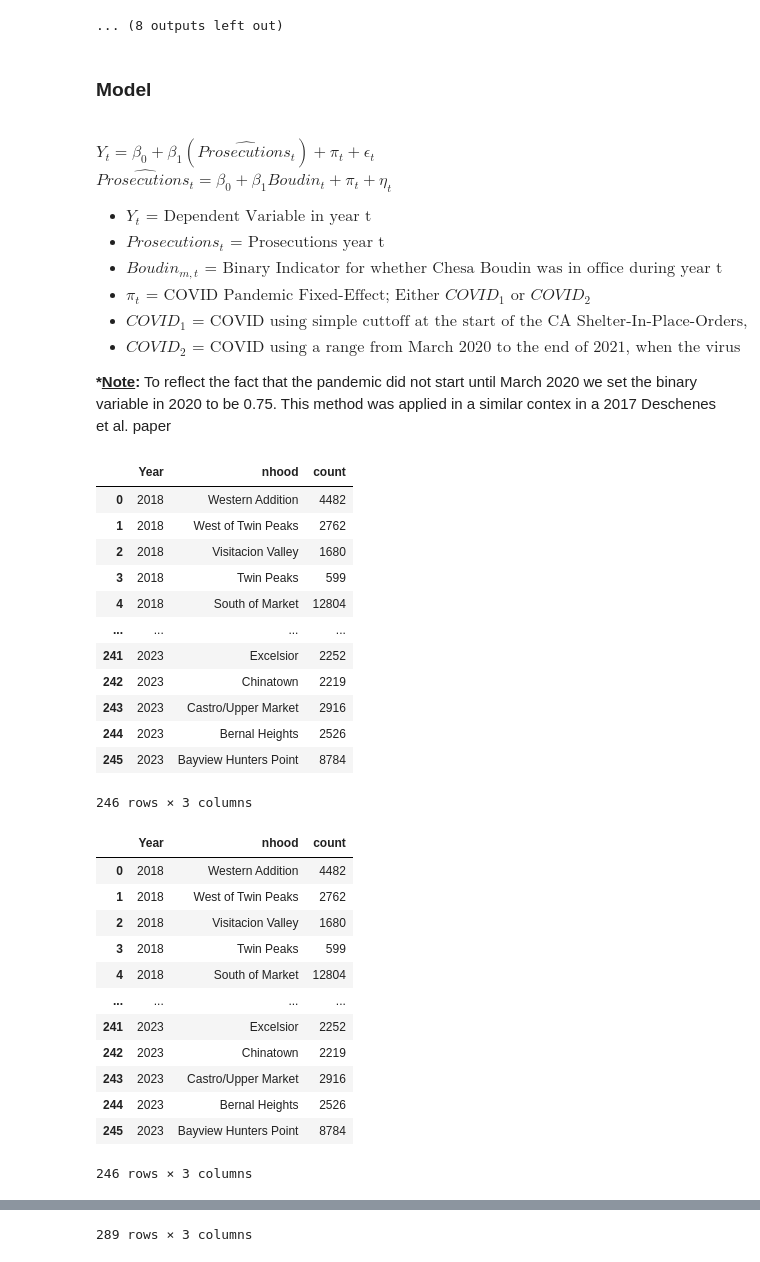
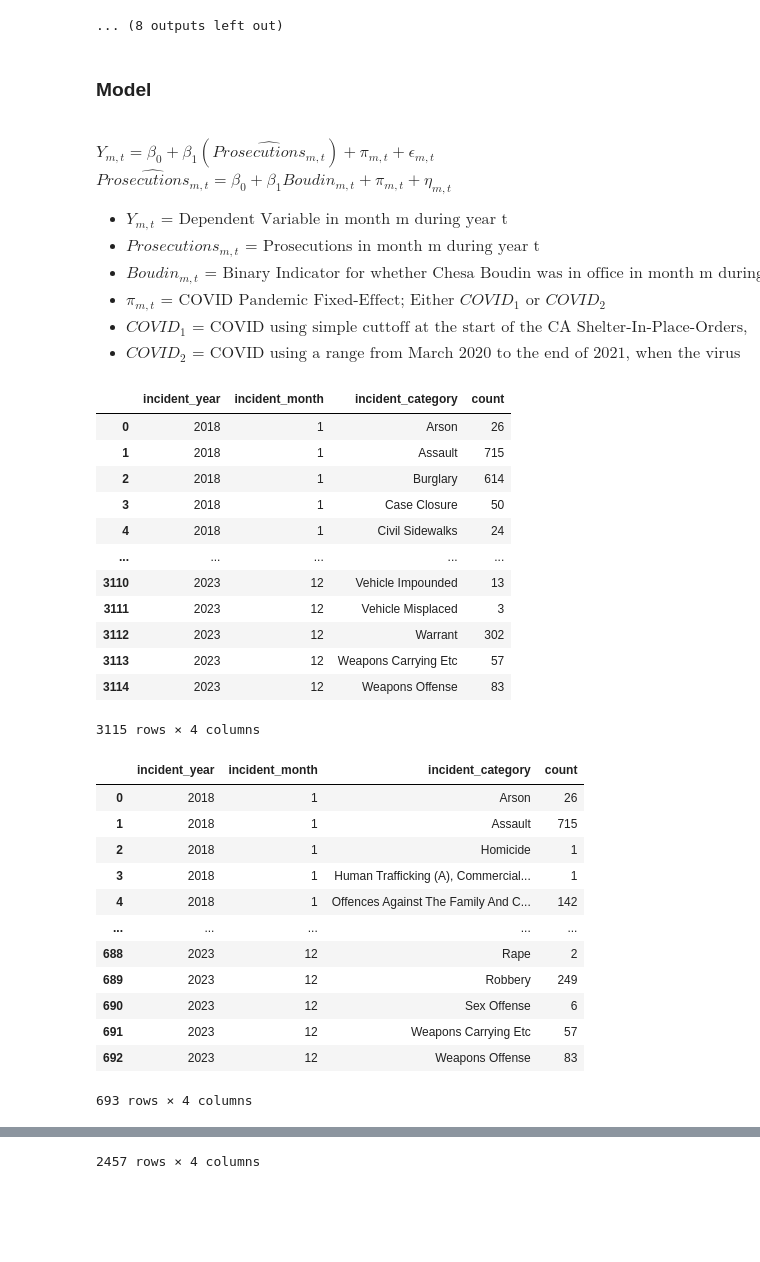
Before and after one commit to jgte29/ucbhonorsthesis2023-2024, a Jupyter notebook: Data_Analysis.ipynb, the cells around one changed output, grey strips where cells are left out. Saved outputs shown, nothing was run; the diff lists cells and outputs as text; code cells hidden in the pictures; blank space fills up the shorter version.

```diff
--- a/Data_Analysis.ipynb
+++ b/Data_Analysis.ipynb
@@ -2804,54 +2836,51 @@ Yearly Larceny Theft Incidents (2018-2023)
 # %% [markdown]
 ### Model
 <br></br>
-$Y_{t} = \beta_0 + \beta_1 (\widehat{Prosecutions_t}) + \pi_{t} + \epsilon_{t}$
+$Y_{m, t} = \beta_0 + \beta_1 (\widehat{Prosecutions_{m, t}}) + \pi_{m, t} + \epsilon_{m, t}$
 <br></br>
-$\widehat{Prosecutions_t} = \beta_0 + \beta_1 Boudin_{t} + \pi_{t} + \eta_{t}$
+$\widehat{Prosecutions_{m, t}} = \beta_0 + \beta_1 Boudin_{m, t} + \pi_{m, t} + \eta_{m, t}$
 
-- $Y_{t} \text{ = Dependent Variable in year t}$
-- $Prosecutions_t \text{ = Prosecutions year t}$
-- $Boudin_{m, t} \text{ = Binary Indicator for whether Chesa Boudin was in office during year t}$
-- $\pi_{t} \text{ = COVID Pandemic Fixed-Effect; Either } COVID_1 \text{ or } COVID_2$
+- $Y_{m, t} \text{ = Dependent Variable in month m during year t}$
+- $Prosecutions_{m, t} \text{ = Prosecutions in month m during year t}$
+- $Boudin_{m, t} \text{ = Binary Indicator for whether Chesa Boudin was in office in month m during year t}$
+- $\pi_{m, t} \text{ = COVID Pandemic Fixed-Effect; Either } COVID_1 \text{ or } COVID_2$
 - $COVID_1 \text{ = COVID using simple cuttoff at the start of the CA Shelter-In-Place-Orders, March 2020}$
 - $COVID_2 \text{ = COVID using a range from March 2020 to the end of 2021, when the virus became endemic}$
-<br></br>
-
-**\*<ins>Note</ins>:** To reflect the fact that the pandemic did not start until March 2020 we set the binary variable in 2020 to be 0.75. This method was applied in a similar contex in a 2017 Deschenes et al. paper
 # %%
-csv_file_path = './incident_counts_a_master.csv'
+csv_file_path = './ica_by_month_master.csv'
 ic_a = pd.read_csv(csv_file_path)
 
-csv_file_path = './incident_counts_a_master.csv'
+csv_file_path = './icv_by_month_master.csv'
 ic_v = pd.read_csv(csv_file_path)
 
-csv_file_path = './incident_counts_by_crime_master.csv'
-ic_bc = pd.read_csv(csv_file_path)
+csv_file_path = './ic_noqol_by_month_master.csv'
+ic_noqol = pd.read_csv(csv_file_path)
 
-display(ic_a, ic_v, ic_bc)
+display(ic_a, ic_v, ic_noqol)
 # %% [output]
-|  | Year | nhood | count |
-| 0 | 2018 | Western Addition | 4482 |
-| 1 | 2018 | West of Twin Peaks | 2762 |
-| 2 | 2018 | Visitacion Valley | 1680 |
-| 3 | 2018 | Twin Peaks | 599 |
-| 4 | 2018 | South of Market | 12804 |
-| ... | ... | ... | ... |
-| 241 | 2023 | Excelsior | 2252 |
-| 242 | 2023 | Chinatown | 2219 |
-| 243 | 2023 | Castro/Upper Market | 2916 |
-| 244 | 2023 | Bernal Heights | 2526 |
-| 245 | 2023 | Bayview Hunters Point | 8784 |
+|  | incident_year | incident_month | incident_category | count |
+| 0 | 2018 | 1 | Arson | 26 |
+| 1 | 2018 | 1 | Assault | 715 |
+| 2 | 2018 | 1 | Burglary | 614 |
+| 3 | 2018 | 1 | Case Closure | 50 |
+| 4 | 2018 | 1 | Civil Sidewalks | 24 |
+| ... | ... | ... | ... | ... |
+| 3110 | 2023 | 12 | Vehicle Impounded | 13 |
+| 3111 | 2023 | 12 | Vehicle Misplaced | 3 |
+| 3112 | 2023 | 12 | Warrant | 302 |
+| 3113 | 2023 | 12 | Weapons Carrying Etc | 57 |
+| 3114 | 2023 | 12 | Weapons Offense | 83 |
-246 rows × 3 columns
+3115 rows × 4 columns
-|  | Year | nhood | count |
-| 0 | 2018 | Western Addition | 4482 |
-| 1 | 2018 | West of Twin Peaks | 2762 |
-| 2 | 2018 | Visitacion Valley | 1680 |
-| 3 | 2018 | Twin Peaks | 599 |
-| 4 | 2018 | South of Market | 12804 |
-| ... | ... | ... | ... |
-| 241 | 2023 | Excelsior | 2252 |
-| 242 | 2023 | Chinatown | 2219 |
-| 243 | 2023 | Castro/Upper Market | 2916 |
-| 244 | 2023 | Bernal Heights | 2526 |
-| 245 | 2023 | Bayview Hunters Point | 8784 |
+|  | incident_year | incident_month | incident_category | count |
+| 0 | 2018 | 1 | Arson | 26 |
+| 1 | 2018 | 1 | Assault | 715 |
+| 2 | 2018 | 1 | Homicide | 1 |
+| 3 | 2018 | 1 | Human Trafficking (A), Commercial... | 1 |
+| 4 | 2018 | 1 | Offences Against The Family And C... | 142 |
+| ... | ... | ... | ... | ... |
+| 688 | 2023 | 12 | Rape | 2 |
+| 689 | 2023 | 12 | Robbery | 249 |
+| 690 | 2023 | 12 | Sex Offense | 6 |
+| 691 | 2023 | 12 | Weapons Carrying Etc | 57 |
+| 692 | 2023 | 12 | Weapons Offense | 83 |
-246 rows × 3 columns
+693 rows × 4 columns
@@ -2870,2 +2899,2 @@ display(ic_a, ic_v, ic_bc)
-289 rows × 3 columns
+2457 rows × 4 columns
 # %%
```
Also changed, not shown: parts of 5 cells of this notebook.
